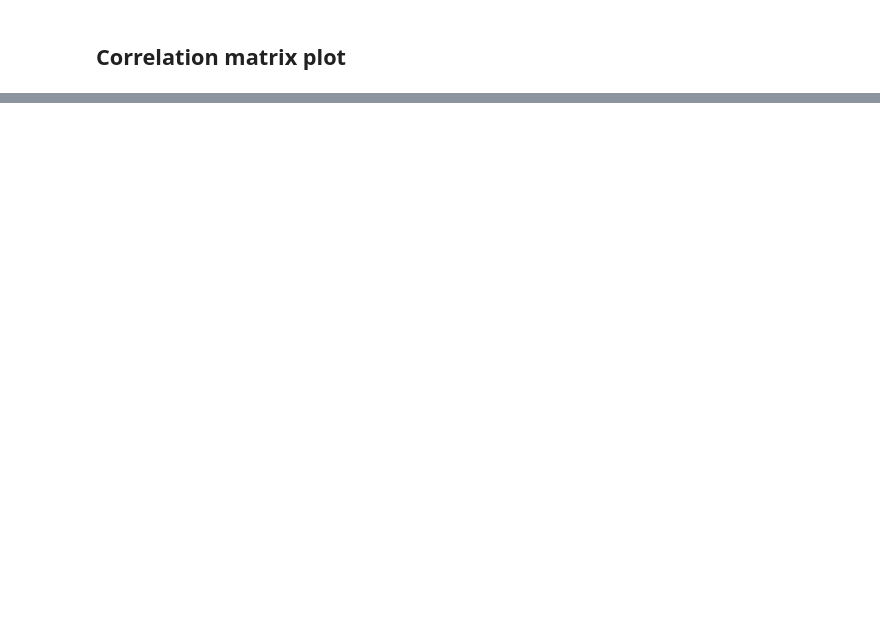
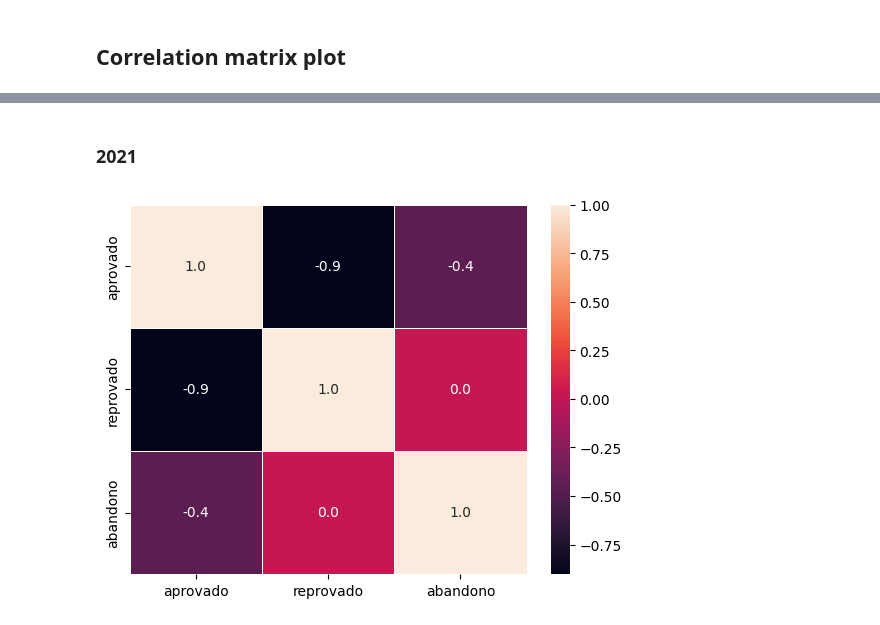
Before and after one commit to maiconspa/student-analysis, a Jupyter notebook: a3_big_data.ipynb, the cells around one changed output, grey strips where cells are left out. Saved outputs shown, nothing was run; the diff lists cells and outputs as text; code cells hidden in the pictures; blank space fills up the shorter version.

```diff
--- a/a3_big_data.ipynb
+++ b/a3_big_data.ipynb
@@ -83,0 +133,6 @@ plot_correlation
+# %% [markdown]
+### 2021
+# %%
+plot_correlation_2021 = sn.heatmap(correlation_2021, annot = True, fmt=".1f", linewidths=.6)
+# %% [output]
+[figure, added]
```
Also changed, not shown: parts of 19 cells of this notebook.
